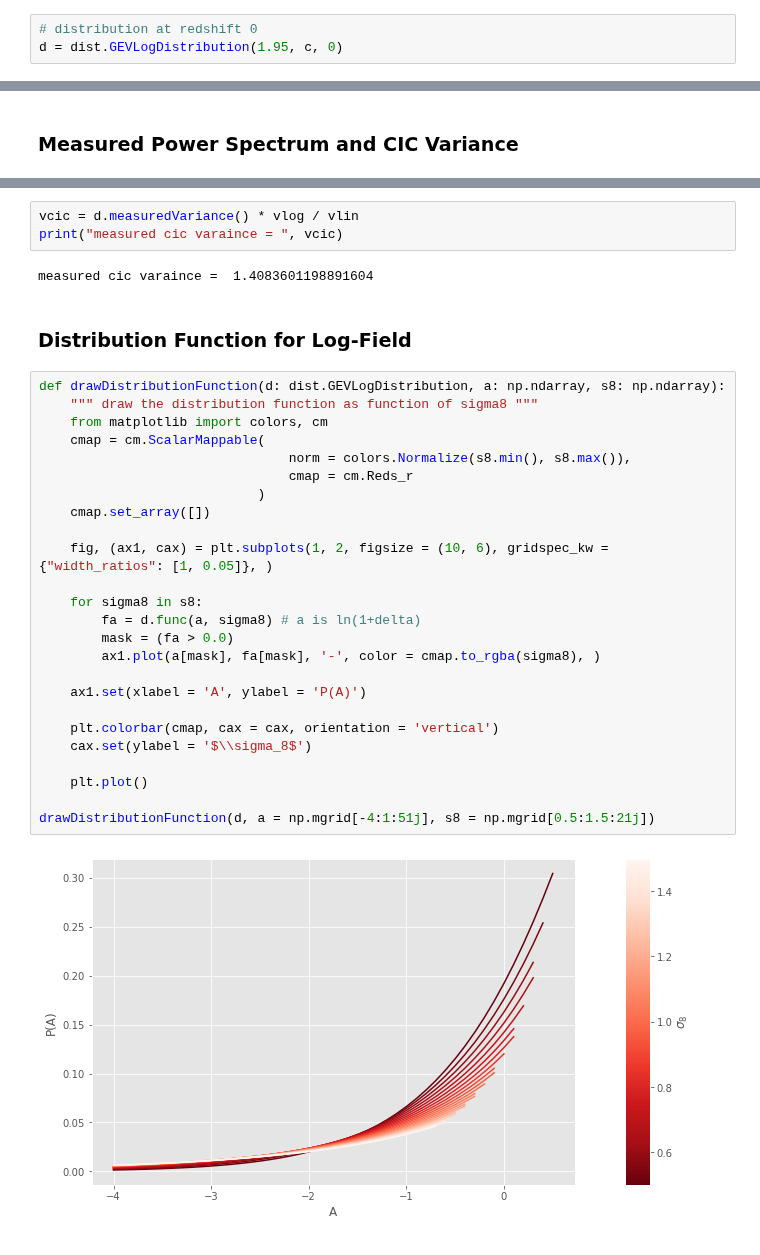
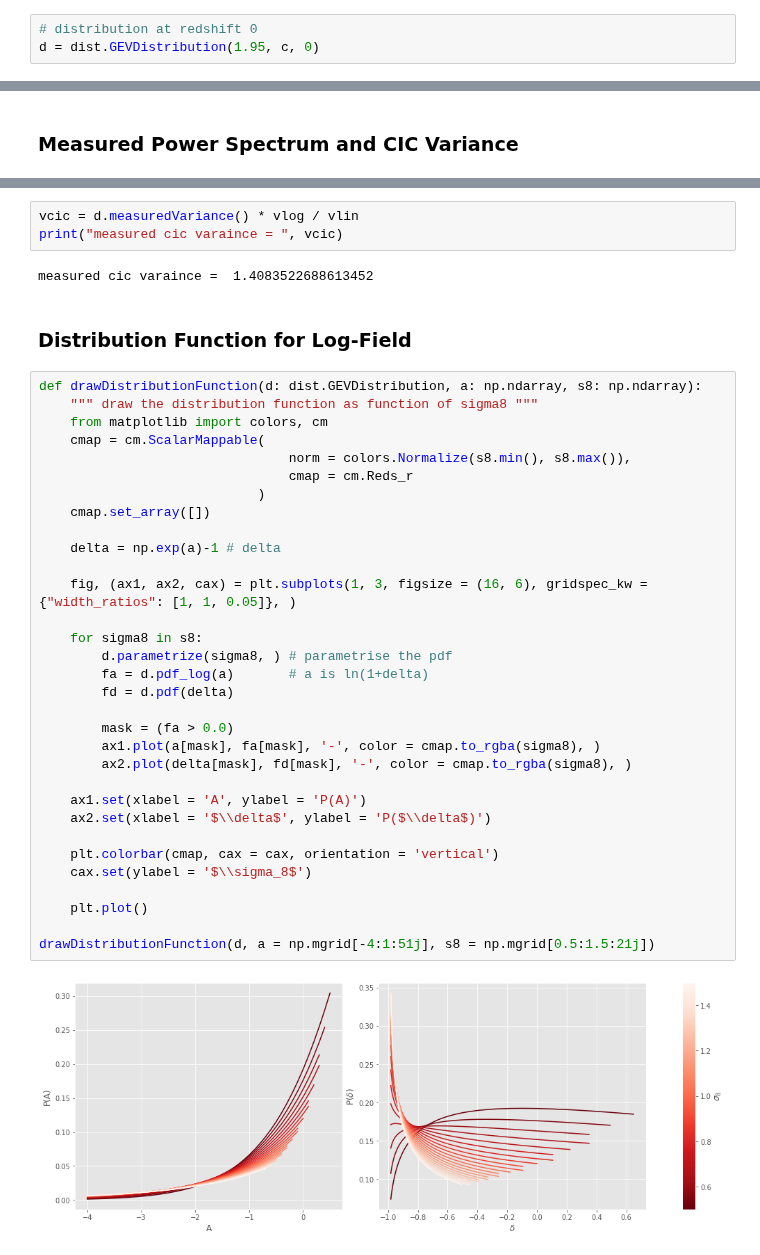
Before and after one commit to msssivadas10/cic_tests, a Jupyter notebook: test4.ipynb, the cells around one changed output, grey strips where cells are left out. Drawn from its saved outputs; the diff is of its cells as text.

```diff
--- a/test4.ipynb
+++ b/test4.ipynb
@@ -79,7 +79,7 @@ sigma^2(8 Mpc/h) =  0.6400000000000001
 ## One-Point GEV Distribution
 # %%
 # distribution at redshift 0
-d = dist.GEVLogDistribution(1.95, c, 0)
+d = dist.GEVDistribution(1.95, c, 0)
 # %% [markdown]
 ### Variances
 # %%
@@ -140,33 +140,40 @@ drawMeasuredPower(d, 100_000)
 vcic = d.measuredVariance() * vlog / vlin
 print("measured cic varaince = ", vcic)
 # %% [output]
-measured cic varaince =  1.4083601198891604
+measured cic varaince =  1.4083522688613452
 # %% [markdown]
 ### Distribution Function for Log-Field
 # %%
-def drawDistributionFunction(d: dist.GEVLogDistribution, a: np.ndarray, s8: np.ndarray):
+def drawDistributionFunction(d: dist.GEVDistribution, a: np.ndarray, s8: np.ndarray):
     """ draw the distribution function as function of sigma8 """
     from matplotlib import colors, cm
     cmap = cm.ScalarMappable(
                                 norm = colors.Normalize(s8.min(), s8.max()),
                                 cmap = cm.Reds_r
                             )
     cmap.set_array([])
 
-    fig, (ax1, cax) = plt.subplots(1, 2, figsize = (10, 6), gridspec_kw = {"width_ratios": [1, 0.05]}, )
+    delta = np.exp(a)-1 # delta
+
+    fig, (ax1, ax2, cax) = plt.subplots(1, 3, figsize = (16, 6), gridspec_kw = {"width_ratios": [1, 1, 0.05]}, )
 
     for sigma8 in s8:
-        fa = d.func(a, sigma8) # a is ln(1+delta)
+        d.parametrize(sigma8, ) # parametrise the pdf
+        fa = d.pdf_log(a)       # a is ln(1+delta)
+        fd = d.pdf(delta)
+
         mask = (fa > 0.0)
         ax1.plot(a[mask], fa[mask], '-', color = cmap.to_rgba(sigma8), )
+        ax2.plot(delta[mask], fd[mask], '-', color = cmap.to_rgba(sigma8), )
 
     ax1.set(xlabel = 'A', ylabel = 'P(A)')
+    ax2.set(xlabel = '$\\delta$', ylabel = 'P($\\delta$)')
 
     plt.colorbar(cmap, cax = cax, orientation = 'vertical')
     cax.set(ylabel = '$\\sigma_8$')
 
     plt.plot()
 
 drawDistributionFunction(d, a = np.mgrid[-4:1:51j], s8 = np.mgrid[0.5:1.5:21j])
 # %% [output]
-[figure, old version]
+[figure, new version]
```
Also changed, not shown: parts of 1 cell of this notebook.
